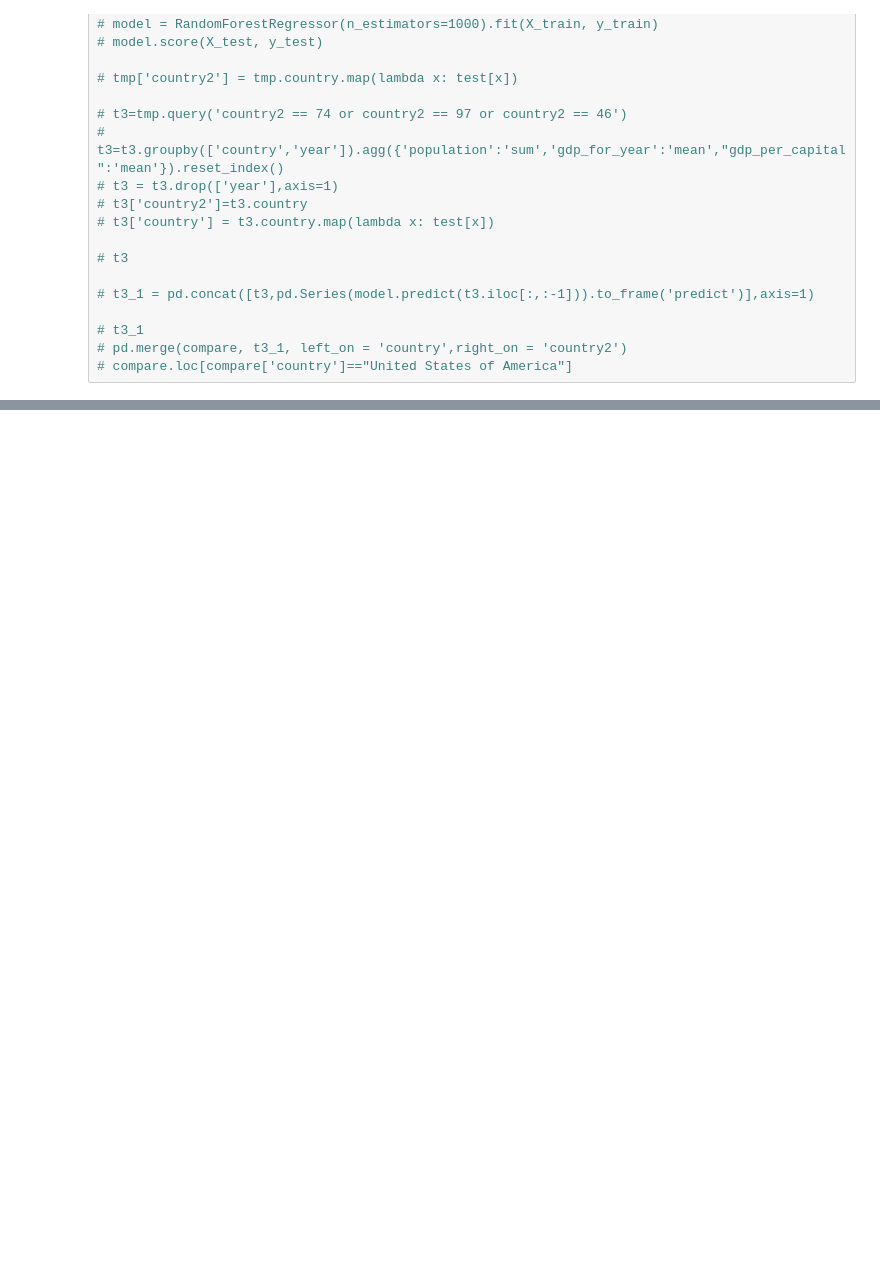
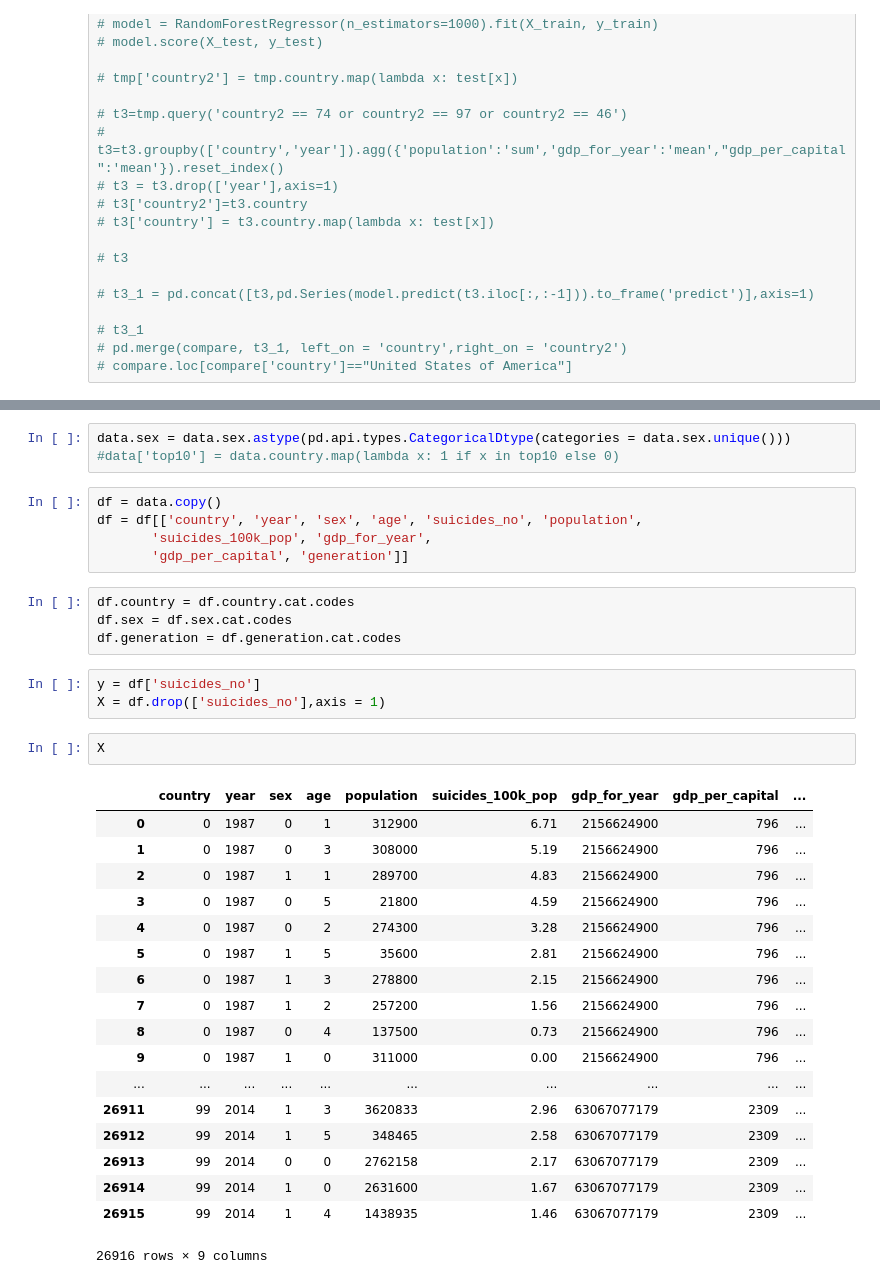
Before and after one commit to inspirit941/BOAZ_Session, a Jupyter notebook: 190219_mini_project/mini_project.ipynb, the cells around one changed output, grey strips where cells are left out. Drawn from its saved outputs; the diff is of its cells as text; blank space fills up the shorter version.

```diff
--- a/190219_mini_project/mini_project.ipynb
+++ b/190219_mini_project/mini_project.ipynb
@@ -640,0 +798,36 @@ data.groupby(['country']).suicides_no.sum().to_frame('suicides_no').sort_values(
+# %%
+data.sex = data.sex.astype(pd.api.types.CategoricalDtype(categories = data.sex.unique()))
+#data['top10'] = data.country.map(lambda x: 1 if x in top10 else 0)
+# %%
+df = data.copy()
+df = df[['country', 'year', 'sex', 'age', 'suicides_no', 'population',
+       'suicides_100k_pop', 'gdp_for_year',
+       'gdp_per_capital', 'generation']]
+# %%
+df.country = df.country.cat.codes
+df.sex = df.sex.cat.codes
+df.generation = df.generation.cat.codes
+# %%
+y = df['suicides_no']
+X = df.drop(['suicides_no'],axis = 1)
+# %%
+X
+# %% [output]
+|  | country | year | sex | age | population | suicides_100k_pop | gdp_for_year | gdp_per_capital | ... |
+| 0 | 0 | 1987 | 0 | 1 | 312900 | 6.71 | 2156624900 | 796 | ... |
+| 1 | 0 | 1987 | 0 | 3 | 308000 | 5.19 | 2156624900 | 796 | ... |
+| 2 | 0 | 1987 | 1 | 1 | 289700 | 4.83 | 2156624900 | 796 | ... |
+| 3 | 0 | 1987 | 0 | 5 | 21800 | 4.59 | 2156624900 | 796 | ... |
+| 4 | 0 | 1987 | 0 | 2 | 274300 | 3.28 | 2156624900 | 796 | ... |
+| 5 | 0 | 1987 | 1 | 5 | 35600 | 2.81 | 2156624900 | 796 | ... |
+| 6 | 0 | 1987 | 1 | 3 | 278800 | 2.15 | 2156624900 | 796 | ... |
+| 7 | 0 | 1987 | 1 | 2 | 257200 | 1.56 | 2156624900 | 796 | ... |
+| 8 | 0 | 1987 | 0 | 4 | 137500 | 0.73 | 2156624900 | 796 | ... |
+| 9 | 0 | 1987 | 1 | 0 | 311000 | 0.00 | 2156624900 | 796 | ... |
+| ... | ... | ... | ... | ... | ... | ... | ... | ... | ... |
+| 26911 | 99 | 2014 | 1 | 3 | 3620833 | 2.96 | 63067077179 | 2309 | ... |
+| 26912 | 99 | 2014 | 1 | 5 | 348465 | 2.58 | 63067077179 | 2309 | ... |
+| 26913 | 99 | 2014 | 0 | 0 | 2762158 | 2.17 | 63067077179 | 2309 | ... |
+| 26914 | 99 | 2014 | 1 | 0 | 2631600 | 1.67 | 63067077179 | 2309 | ... |
+| 26915 | 99 | 2014 | 1 | 4 | 1438935 | 1.46 | 63067077179 | 2309 | ... |
+26916 rows × 9 columns
```
Also changed, not shown: parts of 61 cells of this notebook, 1 other file.
